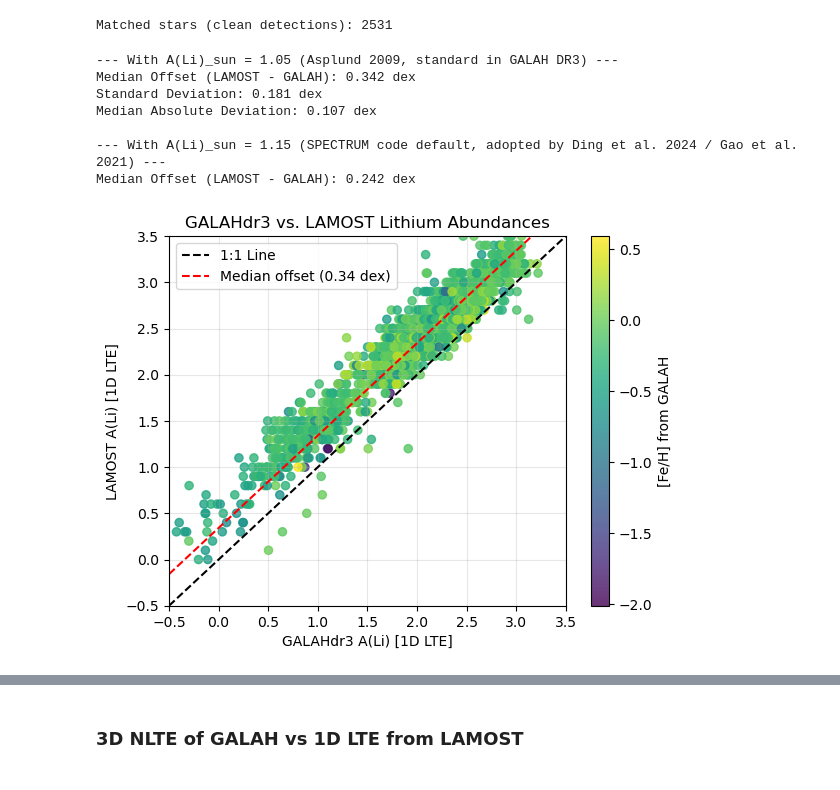
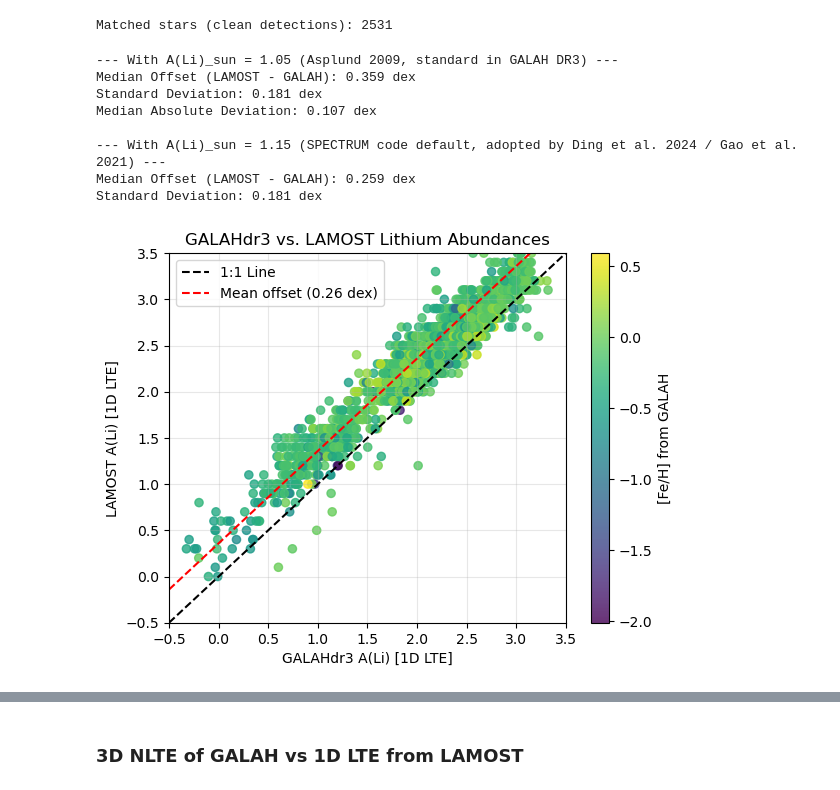
Before and after one commit to juanpabloidarraga/master_thesis, a Jupyter notebook: code/Sidequests/offset_galah_and_lamost.ipynb, the cells around one changed output, grey strips where cells are left out. Saved outputs shown, nothing was run; the diff lists cells and outputs as text; code cells hidden in the pictures.

```diff
--- a/code/Sidequests/offset_galah_and_lamost.ipynb
+++ b/code/Sidequests/offset_galah_and_lamost.ipynb
@@ -65,32 +65,37 @@ GALAHDR3_x_LAMOST['delta_a_li_spectrum'] = GALAHDR3_x_LAMOST['a_li_lamost'] - GA
 GALAHDR3_x_LAMOST['a_li_galah'] = GALAHDR3_x_LAMOST['a_li_galah_asplund']
 GALAHDR3_x_LAMOST['delta_a_li'] = GALAHDR3_x_LAMOST['delta_a_li_asplund']
 
-med_offset_105 = GALAHDR3_x_LAMOST['delta_a_li_asplund'].median()
-med_offset_115 = GALAHDR3_x_LAMOST['delta_a_li_spectrum'].median()
+mean_offset_105 = GALAHDR3_x_LAMOST['delta_a_li_asplund'].mean()
 std_offset = GALAHDR3_x_LAMOST['delta_a_li_asplund'].std()
 mad_offset = stats.median_abs_deviation(GALAHDR3_x_LAMOST['delta_a_li_asplund'])
 
-med_offset = med_offset_105
+mean_offset_115 = GALAHDR3_x_LAMOST['delta_a_li_spectrum'].mean()
+std_offset_115 = GALAHDR3_x_LAMOST['delta_a_li_spectrum'].std()
+mad_offset_115 = stats.median_abs_deviation(GALAHDR3_x_LAMOST['delta_a_li_spectrum'])
+
+med_offset = mean_offset_105
 
 print(f'--- With A(Li)_sun = 1.05 (Asplund 2009, standard in GALAH DR3) ---')
-print(f'Median Offset (LAMOST - GALAH): {med_offset_105:.3f} dex')
+print(f'Median Offset (LAMOST - GALAH): {mean_offset_105:.3f} dex')
 print(f'Standard Deviation: {std_offset:.3f} dex')
 print(f'Median Absolute Deviation: {mad_offset:.3f} dex')
 print()
 print(f'--- With A(Li)_sun = 1.15 (SPECTRUM code default, adopted by Ding et al. 2024 / Gao et al. 2021) ---')
-print(f'Median Offset (LAMOST - GALAH): {med_offset_115:.3f} dex')
+print(f'Median Offset (LAMOST - GALAH): {mean_offset_115:.3f} dex')
+print(f'Standard Deviation: {std_offset_115:.3f} dex')
 # %% [output]
 --- With A(Li)_sun = 1.05 (Asplund 2009, standard in GALAH DR3) ---
-Median Offset (LAMOST - GALAH): 0.342 dex
+Median Offset (LAMOST - GALAH): 0.359 dex
 Standard Deviation: 0.181 dex
 Median Absolute Deviation: 0.107 dex
 
 --- With A(Li)_sun = 1.15 (SPECTRUM code default, adopted by Ding et al. 2024 / Gao et al. 2021) ---
-Median Offset (LAMOST - GALAH): 0.242 dex
+Median Offset (LAMOST - GALAH): 0.259 dex
+Standard Deviation: 0.181 dex
 # %%
 #true plot
 sc = plt.scatter(
-    GALAHDR3_x_LAMOST['a_li_galah'],
+    GALAHDR3_x_LAMOST['a_li_galah_spectrum'],
     GALAHDR3_x_LAMOST['a_li_lamost'],
 
     #c=K2_x_GALAH_LAMOST['teff'], # Temperature from GALAH
@@ -99,35 +104,36 @@ sc = plt.scatter(
     s=35,
     alpha=0.8,
 )
 
 lims = [-0.5, 3.5]
 
 # Black line for 1:1 relation
 plt.plot(lims, lims, 'k--', label='1:1 Line')
 
 # Red line for median offset
 plt.plot(
     lims,
     [x + med_offset for x in lims],
     'r--',
-    label=f'Median offset ({med_offset:.2f} dex)',
+    label=f'Mean offset ({mean_offset_115:.2f} dex)',
 )
 
 plt.xlim(lims)
 plt.ylim(lims)
+
 
 plt.ylabel('LAMOST A(Li) [1D LTE]')
 plt.xlabel('GALAHdr3 A(Li) [1D LTE]')
 plt.title('GALAHdr3 vs. LAMOST Lithium Abundances')
 
 plt.grid(True, alpha=0.3)
 plt.legend()
 
 plt.colorbar(sc, label='[Fe/H] from GALAH')
 
 plt.show()
 # %% [output]
-[figure, old version]
+[figure, new version]
 # %%
 # Ding et al. (2024) Figure 4 style: black dots, no colorbar, no offset red line, same limits
 plt.figure(figsize=(6, 6))
```
Also changed, not shown: parts of 26 cells of this notebook, 2 other files.
